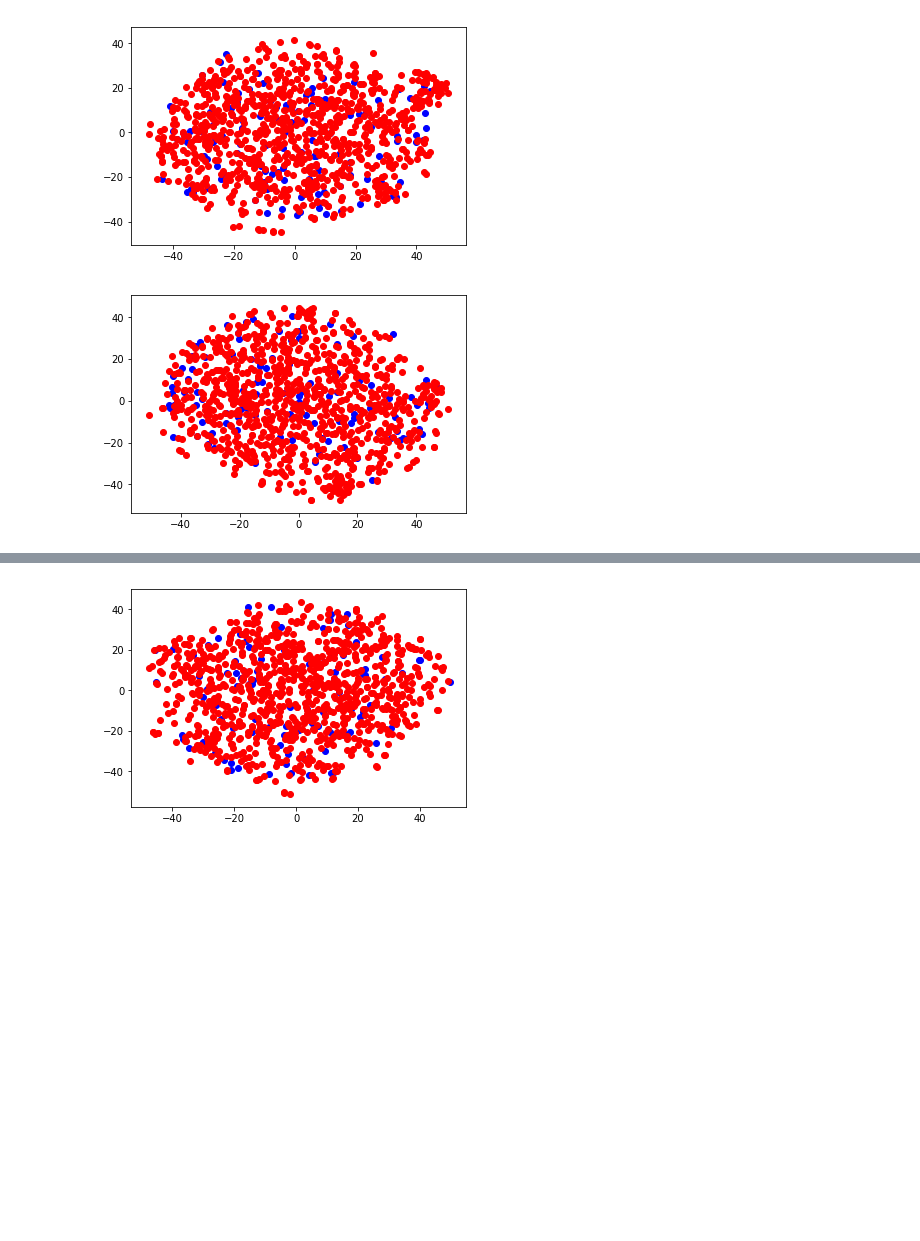
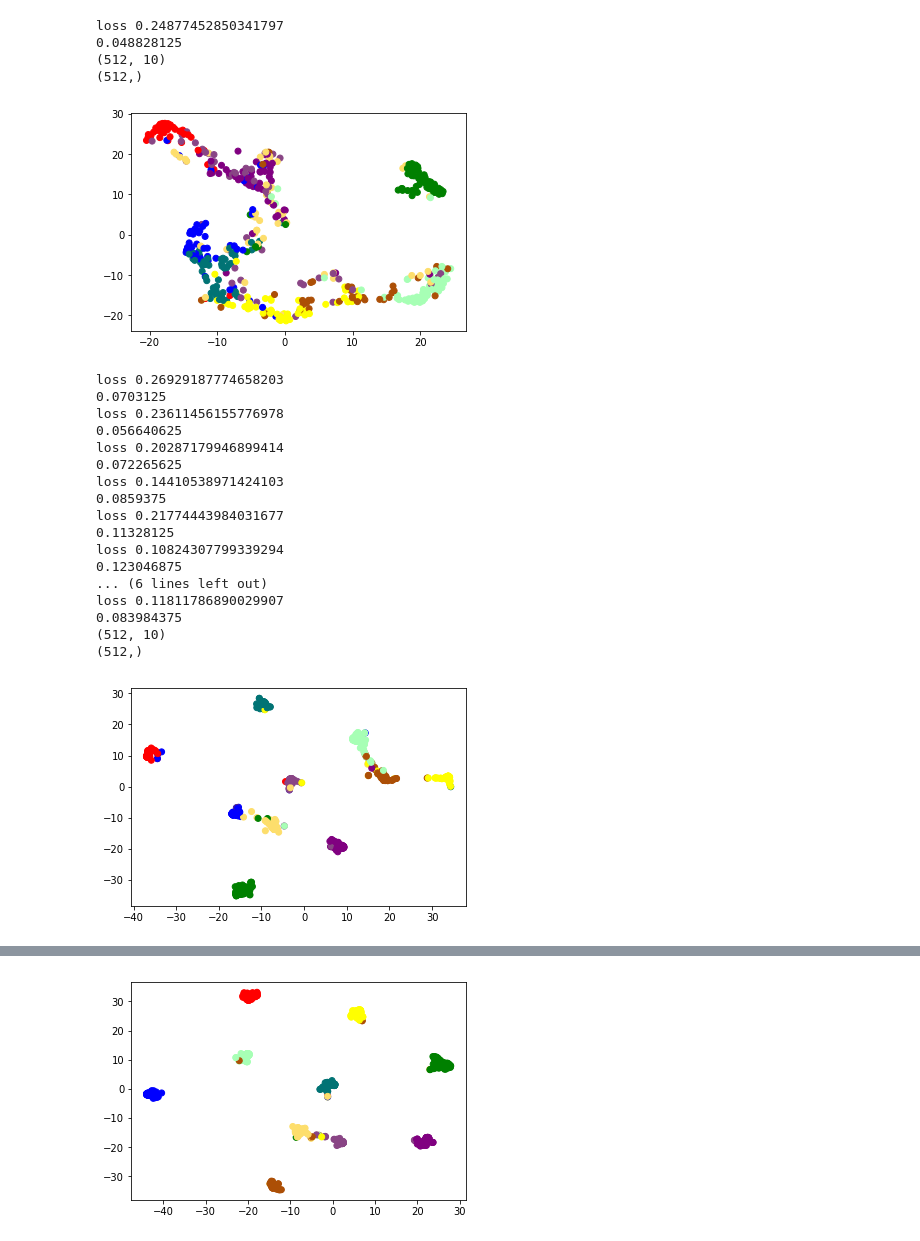
Before and after one commit to cabosanlucas/siamese_mnist, a Jupyter notebook: Untitled.ipynb, the cells around one changed output, grey strips where cells are left out. Saved outputs shown, nothing was run; the diff lists cells and outputs as text; code cells hidden in the pictures; blank space fills up the shorter version.

```diff
--- a/Untitled.ipynb
+++ b/Untitled.ipynb
@@ -139,5 +149,5 @@ plot_latent_space(z0, z1, ys.squeeze().numpy())
 # %%
-embedding_size = 40
+embedding_size = 10
 # %%
 class SiameseNetwork(nn.Module):
     def __init__(self):
@@ -174,9 +187,9 @@ class siamese_loss(nn.Module):
     def forward(self, z1, z2, label):
         #print(type(z1))
         dist = F.pairwise_distance(z1, z2, p=2)
-        term1 = (1-label) * (0.5 * torch.pow(dist,2))
-        term2 = label * (0.5 * torch.pow(torch.max(torch.zeros_like(dist), self.margin - dist), 2))
-        return torch.sum(term1 + term2)
+        term1 = (label) * (torch.pow(dist,2))
+        term2 = (1 - label) * (torch.pow(torch.clamp(self.margin - dist, min = 0.0), 2))
+        return torch.mean(term1 + term2)
 # %%
 NUM_EPOCHS = 100
 BATCH_SIZE = 128
@@ -186,9 +199,13 @@ model = SiameseNetwork()
 optimizer = torch.optim.Adam(model.parameters(), lr=learning_rate,
                              weight_decay=1e-5)
 sloss = siamese_loss()
+
+if USE_CUDA:
+    model = model.cuda()
+    sloss = sloss.cuda()
 # %%
 dataloader  = DataLoader(dataset,
                         shuffle=True,
-                        num_workers=8,
-                        batch_size=2048)
-bd2 = 1024
+                        num_workers=16,
+                        batch_size=512)
+bd2 = 256
@@ -195,25 +214,69 @@ bd2 = 1024
 # %%
 for epoch in range(NUM_EPOCHS):
     for data in dataloader:
         if len(data[0][:bd2]) == len(data[0][bd2:]):
             imgs, ys = data
             imgs1, ys1 = imgs[:bd2], ys[:bd2]
             imgs2, ys2 = imgs[bd2:], ys[bd2:]
 
             imgs1 = Variable(imgs1, requires_grad = False)
             imgs2 = Variable(imgs2, requires_grad = False)
+
+            eq_1 = ys1.numpy() == ys2.numpy()
+            eq_1 = torch.Tensor(eq_1.astype(int))
+
+            eq_2 = ys2.numpy() == ys1.numpy()
+            eq_2 = torch.Tensor(eq_2.astype(int))
+
+
+            # ???????
+            eq_label = torch.cat((eq_1, eq_2))
+            #print(eq_label.shape)
             #print(imgs1.size(),imgs2.size())
+            if USE_CUDA:
+                imgs1 = imgs1.cuda()
+                imgs2 = imgs2.cuda()
+                ys1   = ys1.cuda()
+                ys2   = ys2.cuda()
+                eq_1  = eq_1.cuda()
+                eq_2  = eq_2.cuda()
+                eq_label = eq_label.cuda()
 
-            z1, z2 = model(imgs1, imgs2)
-            #maybe its actually worth it to do this as a module
-            loss = sloss.forward(z1, z2, torch.Tensor((ys1 == ys2).numpy()))
+            z1, z2, y1, y2 = model(imgs1, imgs2)
 
+            loss = sloss.forward(z1, z2, eq_1)#lf(z1, ys1) + lf(z2, ys2)#
             optimizer.zero_grad()
             loss.backward()
             optimizer.step()
 
+
+    print('loss', loss.cpu().item())
+    acc = (torch.sum(ys1 == y1).data.cpu().numpy() + torch.sum(ys2 == y2).data.cpu().numpy()) / (2.0*bd2)
+    print(acc)
     if epoch % 10 == 0:
-        plot_latent_space(z1.data, z2.data, (ys1 == ys2).data.numpy())
+        #print(ys)
+        plot_latent_space(z1.data.cpu(), z2.data.cpu(), ys.numpy())
 # %% [output]
+loss 0.24877452850341797
+0.048828125
+(512, 10)
+(512,)
-[figure, old version]
+[figure, new version]
+loss 0.26929187774658203
+0.0703125
+loss 0.23611456155776978
+0.056640625
+loss 0.20287179946899414
+0.072265625
+loss 0.14410538971424103
+0.0859375
+loss 0.21774443984031677
+0.11328125
+loss 0.10824307799339294
+0.123046875
+... (6 lines left out)
+loss 0.11811786890029907
+0.083984375
+(512, 10)
+(512,)
-[figure, old version]
+[figure, new version]
@@ -220 +300 @@ for epoch in range(NUM_EPOCHS):
-[figure, old version]
+[figure, new version]
```
Also changed, not shown: parts of 12 cells of this notebook.
